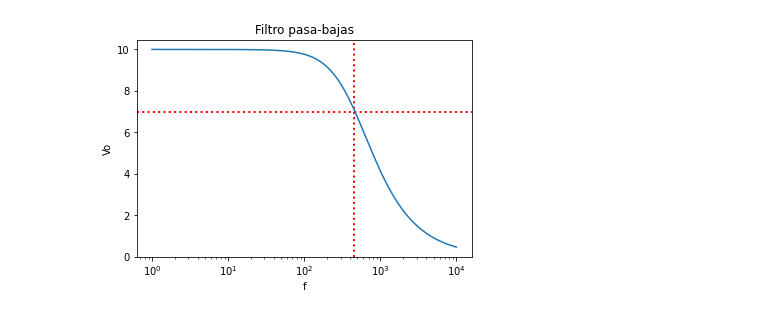
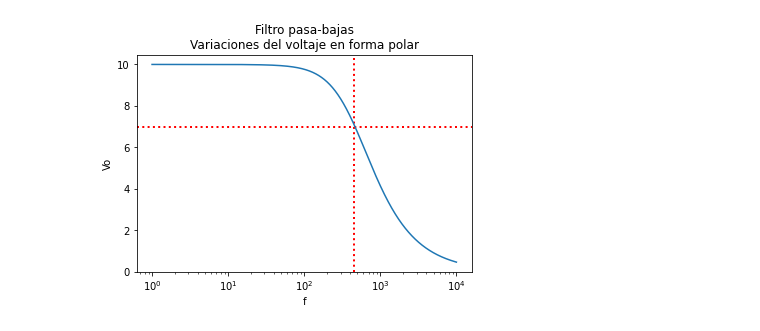
Before and after one commit to Edgar-La/Measurement-and-instrumentation, a Jupyter notebook: 04M2-Active_filters/Phasors.ipynb, the cells around one changed output. Cells and saved outputs as stored; diff of their text form; code cells hidden in the pictures.

```diff
--- a/04M2-Active_filters/Phasors.ipynb
+++ b/04M2-Active_filters/Phasors.ipynb
@@ -24,24 +34,28 @@ Vo_2= []
 # %%
+#Vector de frecuencias de 1-10,000 Hz
 for t in range(1, f_max_1 + 1, 1):
 	f.append(t)
 
+#Vector para obtener la salida polar 1
 for t in range(len(f)):
 	Z = complex(0,2*mt.pi*f[t]*R_1*C_1)
-	Vo_ = Vs/(1 + Z)
+	Vo_ = Vs_1/(1 + Z)
 	Vo_ = mt.sqrt( (Vo_.real)**2 + (Vo_.imag)**2)		#Paso a forma polar
 	Vo_1.append(Vo_)
 
+#Frecuencia de corte 1
 f_corte_1 = (1/ (R_1*C_1)) * (1/(2*mt.pi))
+#Voltaje de corte 1
 Porciento_1 = 0.7*Vs_1
 # %%
-plt.title('Filtro pasa-bajas')
+#Seccion para configurar el grafico 1
+plt.title('Filtro pasa-bajas\nVariaciones del voltaje en forma polar')
 plt.xlabel('f')
 plt.ylabel('Vo')
 plt.axvline(f_corte_1, color='red', linestyle = ':', linewidth = 2, label = 'f de corte')
 plt.axhline(Porciento_1, color='red', linestyle = ':', linewidth = 2, label = 'f de corte')
-#plt.axvline(194.84, color='red', linestyle = ':', linewidth = 2, label = 'f de corte')
 plt.xscale('log')
 plt.plot(f, Vo_1,'-')
 plt.show()
 # %% [output]
-[figure, old version]
+[figure, new version]
```
Also changed, not shown: parts of 12 cells of this notebook.
